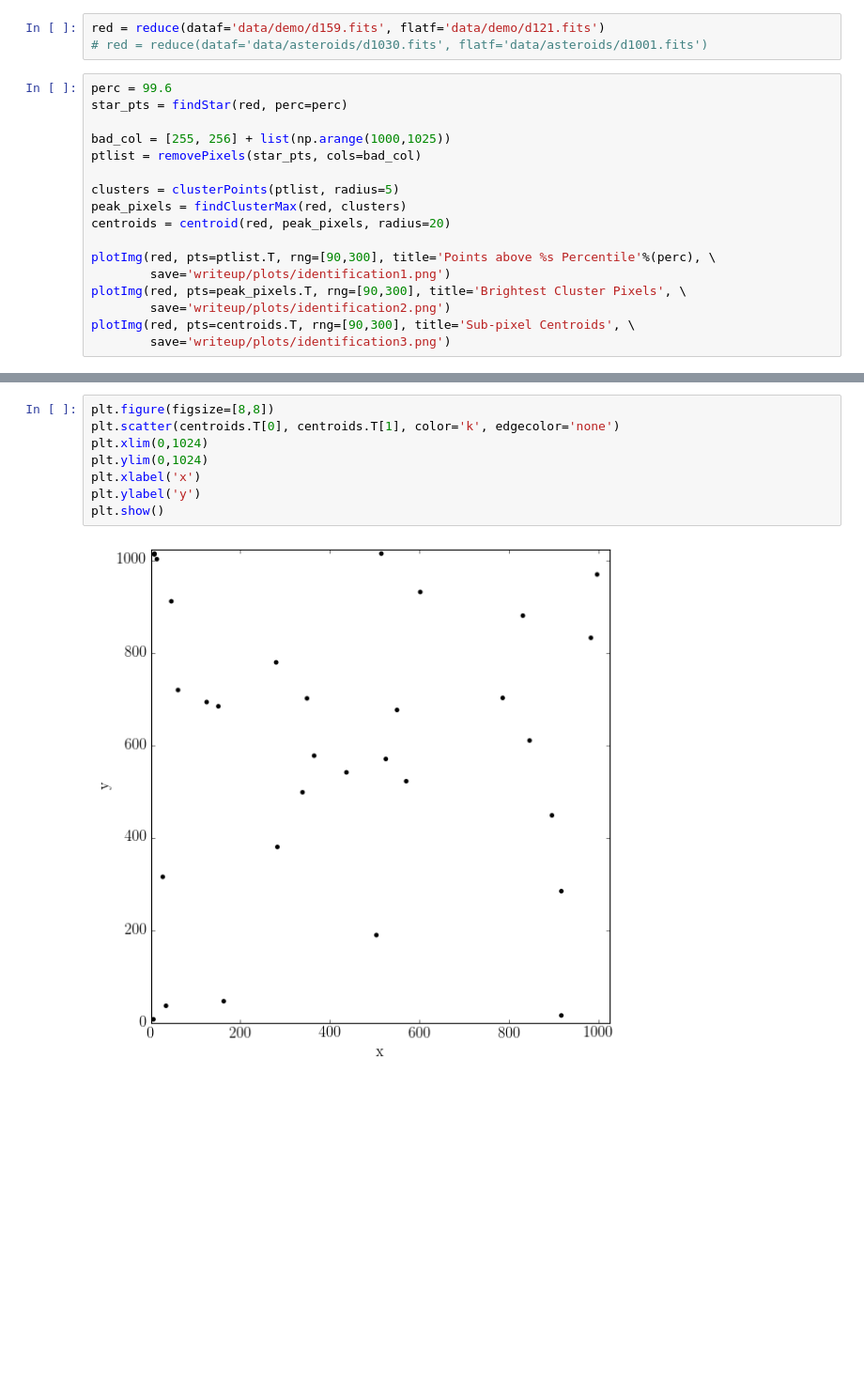
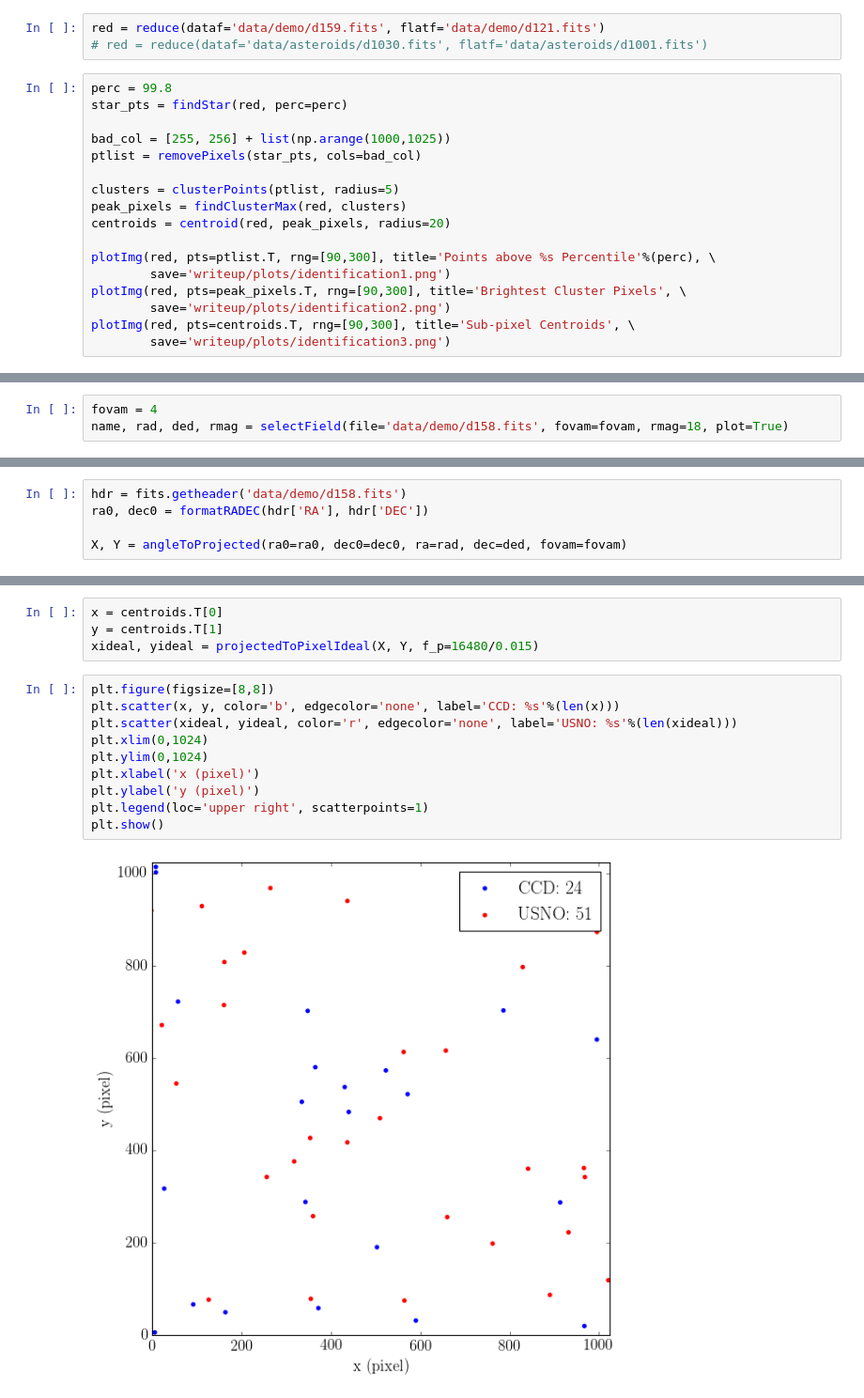
Before and after one commit to jbirky/AsteroidAstrometry, a Jupyter notebook: positions.ipynb, the cells around one changed output, grey strips where cells are left out. Shown at 94% size. Drawn from its saved outputs; the diff is of its cells as text; blank space fills up the shorter version.

```diff
--- a/positions.ipynb
+++ b/positions.ipynb
@@ -22,7 +22,7 @@ from coordinates import formatRADEC, angleToProjected
 red = reduce(dataf='data/demo/d159.fits', flatf='data/demo/d121.fits')
 # red = reduce(dataf='data/asteroids/d1030.fits', flatf='data/asteroids/d1001.fits')
 # %%
-perc = 99.6
+perc = 99.8
 star_pts = findStar(red, perc=perc)
 
 bad_col = [255, 256] + list(np.arange(1000,1025))
@@ -44,0 +45,3 @@ plotImg(red, pts=centroids.T, rng=[90,300], title='Sub-pixel Centroids', \
+# %%
+fovam = 4
+name, rad, ded, rmag = selectField(file='data/demo/d158.fits', fovam=fovam, rmag=18, plot=True)
@@ -44,0 +51,5 @@ plotImg(red, pts=centroids.T, rng=[90,300], title='Sub-pixel Centroids', \
+# %%
+hdr = fits.getheader('data/demo/d158.fits')
+ra0, dec0 = formatRADEC(hdr['RA'], hdr['DEC'])
+
+X, Y = angleToProjected(ra0=ra0, dec0=dec0, ra=rad, dec=ded, fovam=fovam)
@@ -45,10 +58,16 @@ plotImg(red, pts=centroids.T, rng=[90,300], title='Sub-pixel Centroids', \
+# %%
+x = centroids.T[0]
+y = centroids.T[1]
+xideal, yideal = projectedToPixelIdeal(X, Y, f_p=16480/0.015)
 # %%
 plt.figure(figsize=[8,8])
-plt.scatter(centroids.T[0], centroids.T[1], color='k', edgecolor='none')
+plt.scatter(x, y, color='b', edgecolor='none', label='CCD: %s'%(len(x)))
+plt.scatter(xideal, yideal, color='r', edgecolor='none', label='USNO: %s'%(len(xideal)))
 plt.xlim(0,1024)
 plt.ylim(0,1024)
-plt.xlabel('x')
-plt.ylabel('y')
+plt.xlabel('x (pixel)')
+plt.ylabel('y (pixel)')
+plt.legend(loc='upper right', scatterpoints=1)
 plt.show()
 # %% [output]
-[figure, old version]
+[figure, new version]
```
Also changed, not shown: parts of 7 cells of this notebook.
